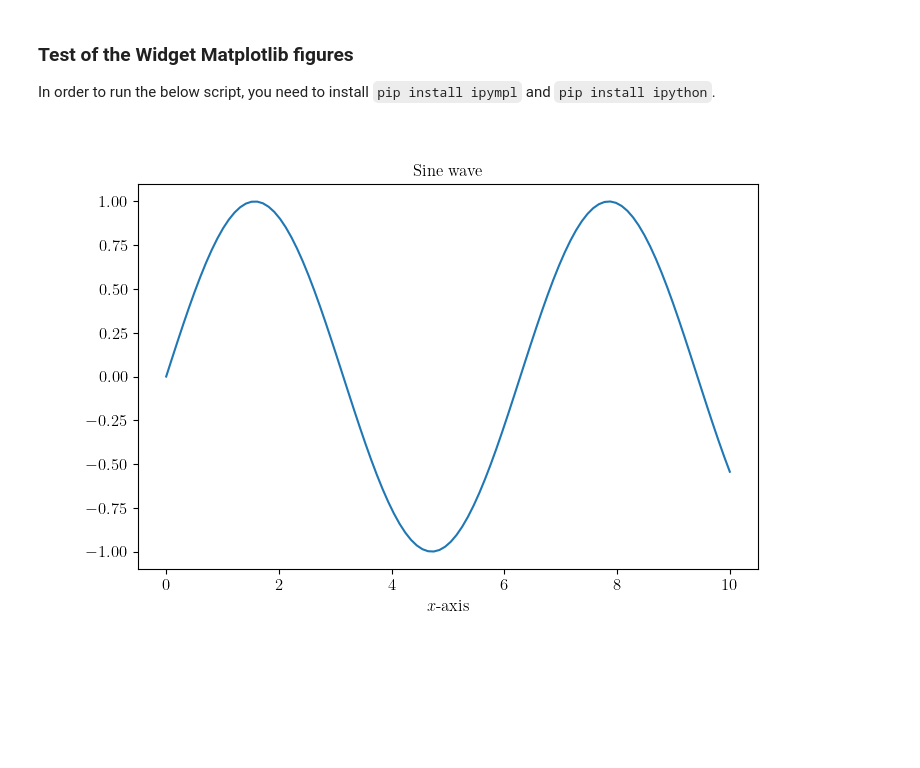
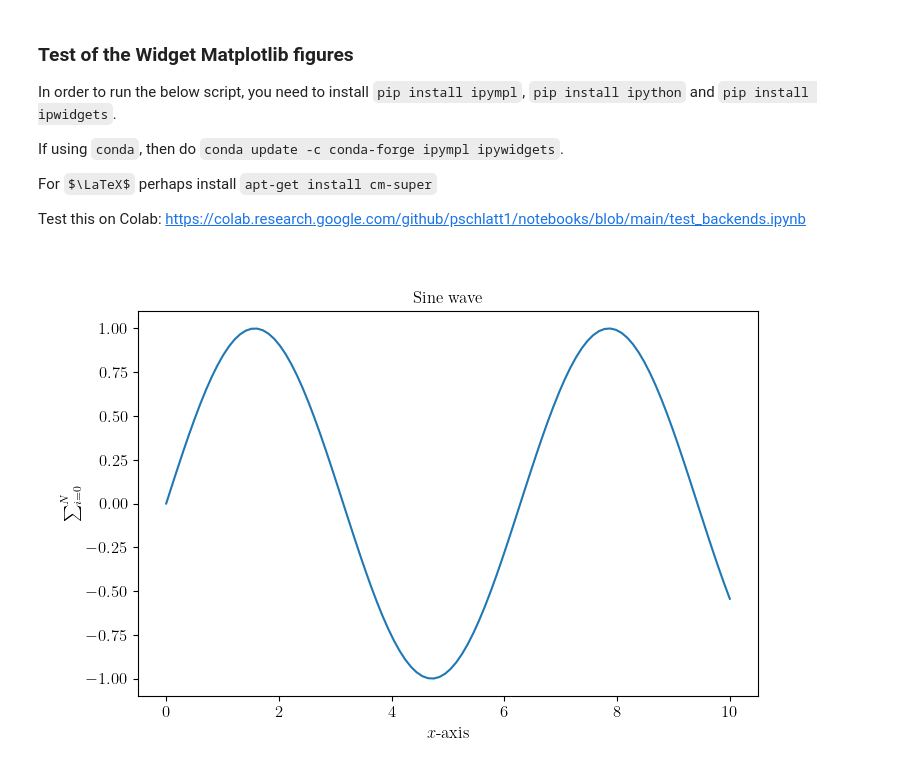
Before and after one commit to pschlatt1/notebooks, a Jupyter notebook: test_backends.ipynb, the cells around one changed output. Cells and saved outputs as stored; diff of their text form; code cells hidden in the pictures; some formulas as TeX source; blank space fills up the shorter version.

```diff
--- a/test_backends.ipynb
+++ b/test_backends.ipynb
@@ -1,7 +1,13 @@
 # %% [markdown]
 ### Test of the Widget Matplotlib figures
 
-In order to run the below script, you need to install `pip install ipympl` and `pip install ipython`.
+In order to run the below script, you need to install `pip install ipympl`, `pip install ipython` and `pip install ipwidgets`.
+
+If using `conda`, then do `conda update -c conda-forge ipympl ipywidgets`.
+
+For $\LaTeX$ perhaps install `apt-get install cm-super`
+
+Test this on Colab: https://colab.research.google.com/github/pschlatt1/notebooks/blob/main/test_backends.ipynb
 # %%
 import matplotlib.pyplot as plt
 import numpy as np
@@ -25,26 +31,26 @@ params = {'legend.fontsize': 12,
           'grid.alpha':0.6,
           'text.usetex':True}
 pylab.rcParams.update(params)
+
+mpl.rc('text', usetex=True)
 mpl.rcParams['font.family'] = 'serif'
 mpl.rcParams['font.serif'] = ['Computer Modern']
-
-#from matplotlib import rc
-#rc('text', usetex=True)
 # %%
 fig=plt.figure()
 
 x = np.linspace(0,10,100)
 y = np.sin(x)
 
 plt.plot(x,y)
 plt.title('Sine wave')
 
 fig.canvas.toolbar_visible = True
 fig.canvas.header_visible = False
 fig.canvas.footer_visible = True
 
 plt.xlabel(r'$x$-axis')
+plt.ylabel(r'$\sum_{i=0}^N$')
 
 plt.show()
 # %% [output]
-[figure, old version]
+[figure, new version]
```
